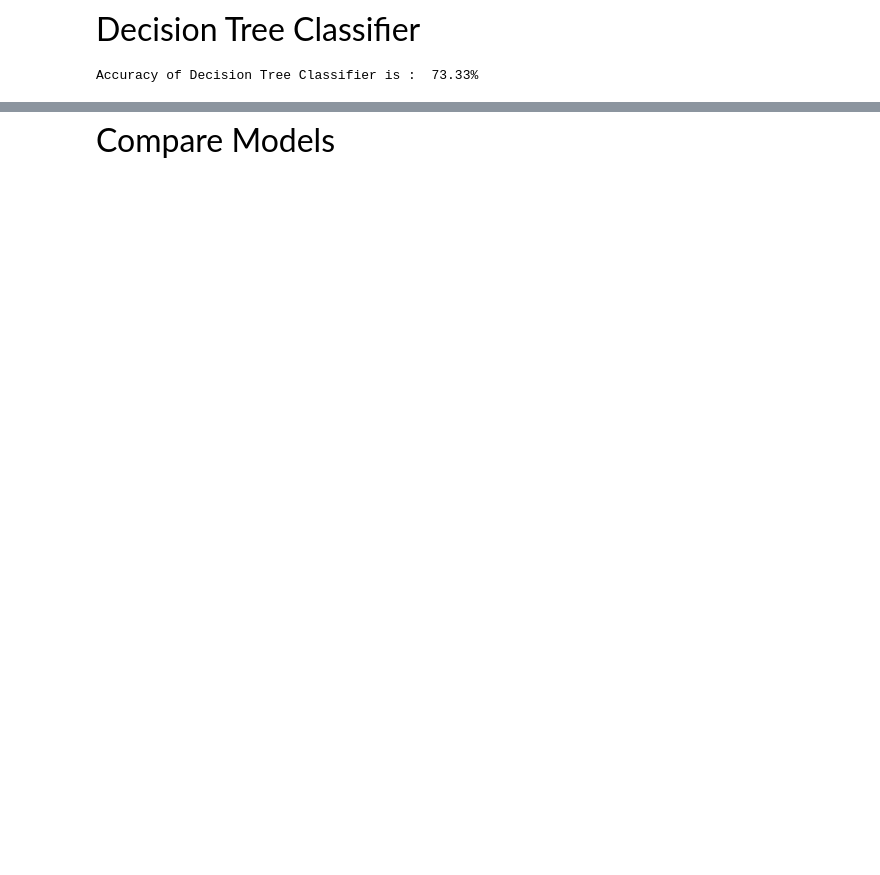
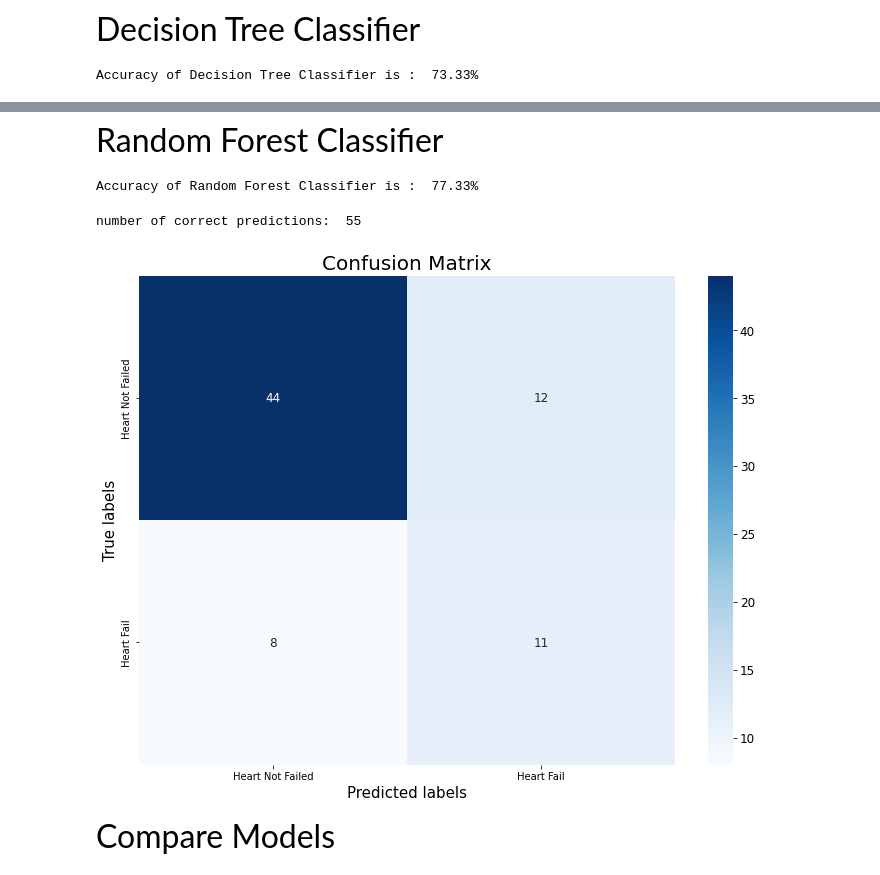
Before and after one commit to AhmedRadwan02/HeartFailureClassification, a Jupyter notebook: HeartFailureCalssify.ipynb, the cells around one changed output, grey strips where cells are left out. Cells and saved outputs as stored; diff of their text form; code cells hidden in the pictures; blank space fills up the shorter version.

```diff
--- a/HeartFailureCalssify.ipynb
+++ b/HeartFailureCalssify.ipynb
@@ -320,3 +320,35 @@ number of correct predictions:  55
+# %% [markdown]
+<font size = 6> Random Forest Classifier </font>
+# %%
+# RandomForestClassifier
+# creating the object
+r_clf = RandomForestClassifier(max_features=0.5, max_depth=15, random_state=1)
+# fitting the data to our random forst
+r_clf.fit(x_train, y_train)
+# predict the data
+r_pred = r_clf.predict(x_test)
+# comprare atual to prediction
+r_acc = accuracy_score(y_test, r_pred)
+accuracy_list.append(100*r_acc)
+
+print(f"Accuracy of Random Forest Classifier is : ", "{:.2f}%".format(100* r_acc))
+# %% [output]
+Accuracy of Random Forest Classifier is :  77.33%
+# %%
+cm = confusion_matrix(y_test, dt_pred)
+print('number of correct predictions: ',np.sum(dt_pred == y_test))
+plt.figure(figsize=(12, 9))
+fig = plt.subplot()
+sns.heatmap(cm, annot=True,  ax=fig,cmap="Blues");  #annot=True to annotate cells
+# labels, title and ticks
+fig.set_xlabel('Predicted labels', fontsize = 15);
+fig.set_ylabel('True labels',fontsize = 15);
+fig.set_title('Confusion Matrix',fontsize = 20);
+fig.xaxis.set_ticklabels(['Heart Not Failed', 'Heart Fail'],fontsize = 10);
+fig.yaxis.set_ticklabels(['Heart Not Failed', 'Heart Fail'],fontsize = 10);
+# %% [output]
+number of correct predictions:  55
+[figure, added]
 # %% [markdown]
 <font size = 6 > Compare Models </font>
 # %%
```
Also changed, not shown: parts of 17 cells of this notebook.
